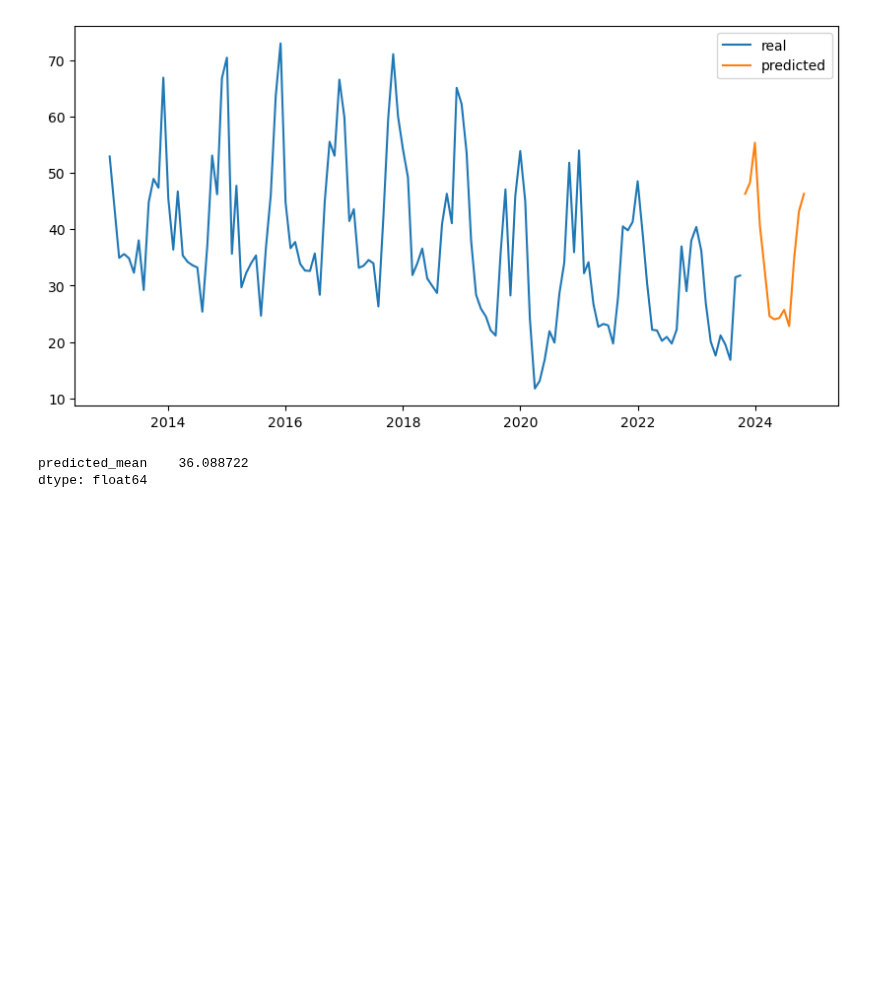
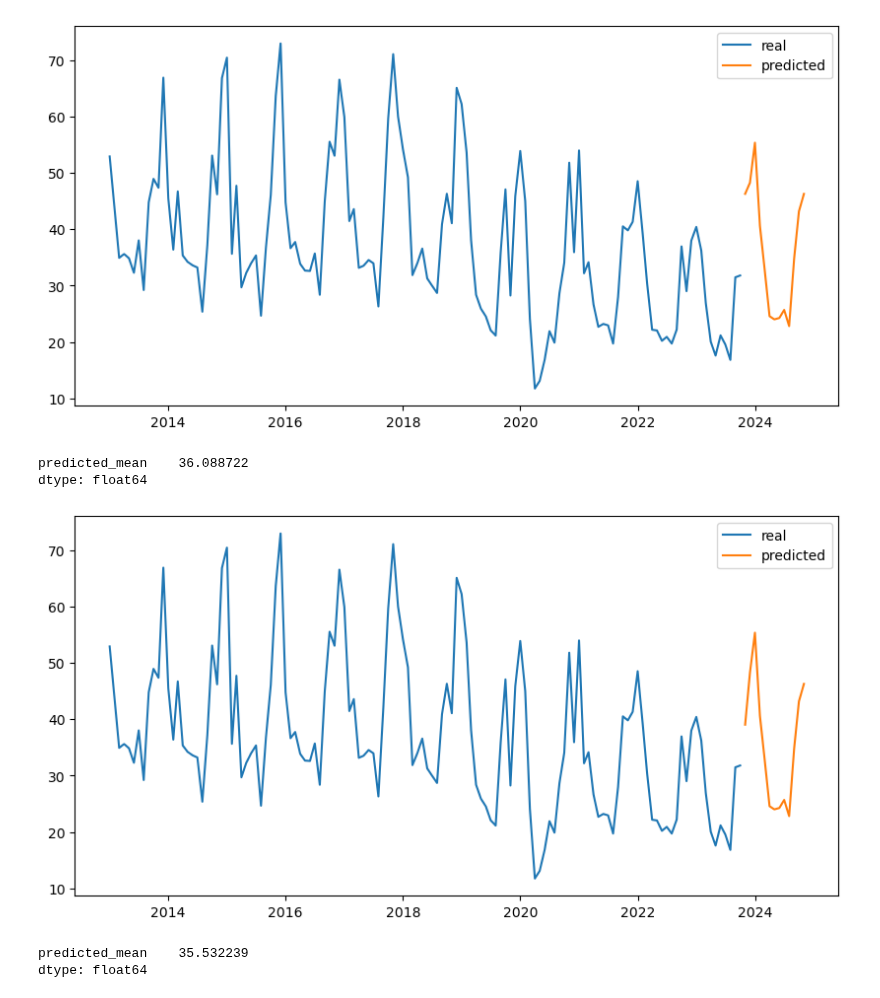
Before and after one commit to charlieciordia/AQ-MAD, a Jupyter notebook: notebook/df_38.ipynb, the cells around one changed output. Saved outputs shown, nothing was run; the diff lists cells and outputs as text; code cells hidden in the pictures; blank space fills up the shorter version.

```diff
--- a/notebook/df_38.ipynb
+++ b/notebook/df_38.ipynb
@@ -250,3 +250,28 @@ pred_año.mean()
 # %% [output]
 predicted_mean    36.088722
 dtype: float64
+# %%
+#Corrección primer valor de la predicción
+
+# Obtener el valor de la fila '2023-11-01' y columna 'predicted_mean' en pred_año
+valor_pred_año = pred_año.loc['2023-11-01', 'predicted_mean']
+
+# Obtener el valor de la fila '2023-10-01' y columna 'NO2' en df
+valor_df = df.loc['2023-10-01', 'NO2']
+
+# Calcular la media entre los dos valores
+media = (valor_pred_año + valor_df) / 2
+
+# Sustituir el valor calculado en pred_año
+pred_año.loc['2023-11-01', 'predicted_mean'] = media
+# %%
+plt.plot(df)
+plt.plot(pred_año)
+plt.legend(["real", "predicted"]);
+# %% [output]
+[figure, added]
+# %%
+pred_año.mean()
+# %% [output]
+predicted_mean    35.532239
+dtype: float64
```
Also changed, not shown: parts of 9 cells of this notebook, 5 other files.
